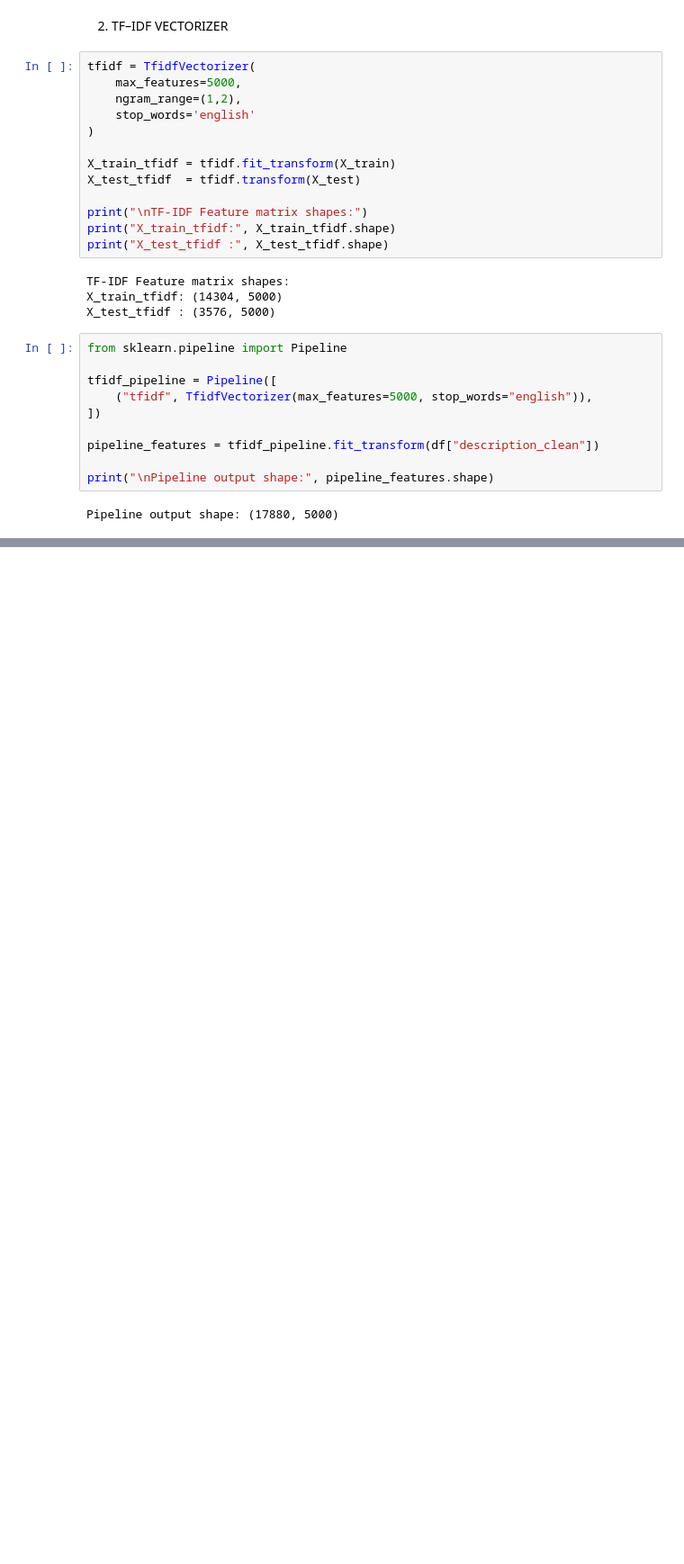
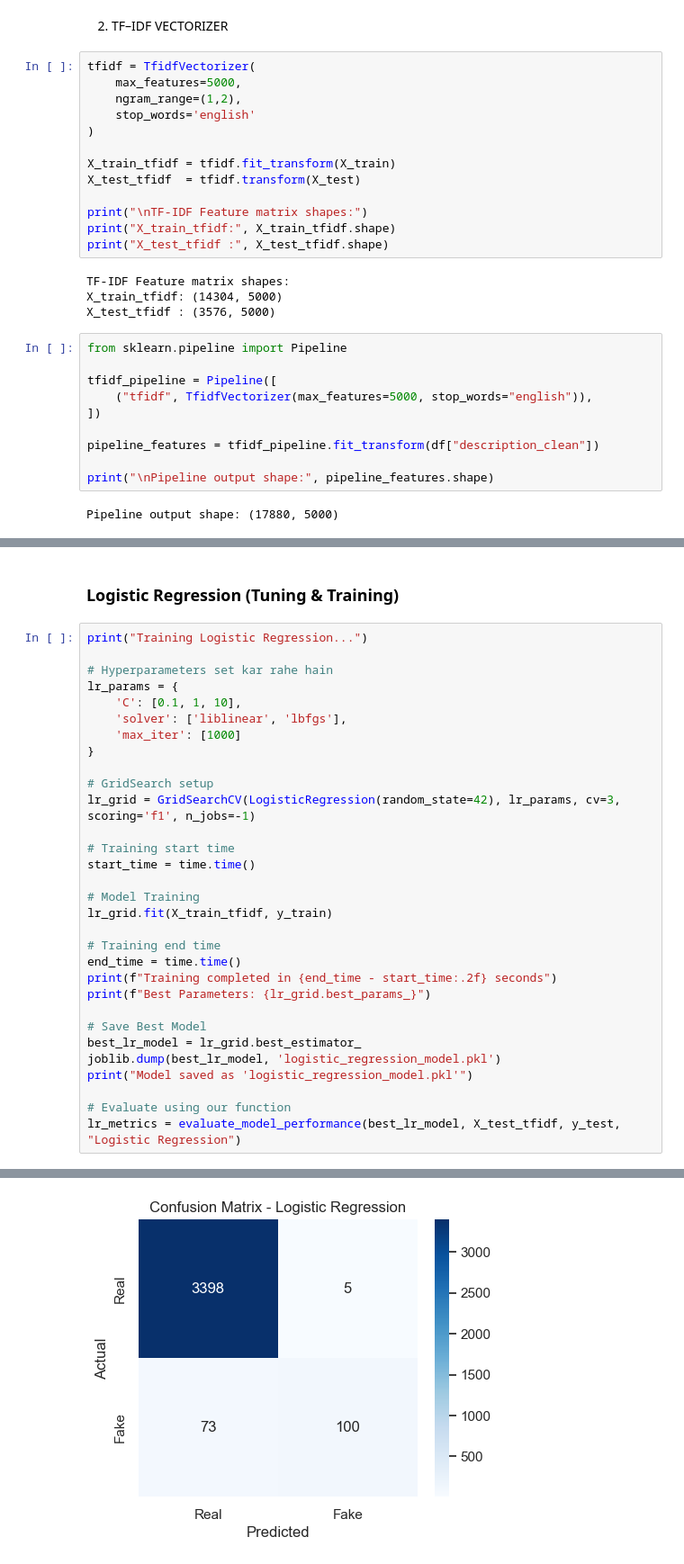
Before and after one commit to Palkinn/palkin_job_detection1, a Jupyter notebook: job_prediction.ipynb, the cells around one changed output, grey strips where cells are left out. Shown at 90% size. Drawn from its saved outputs; the diff is of its cells as text; blank space fills up the shorter version.

```diff
--- a/job_prediction.ipynb
+++ b/job_prediction.ipynb
@@ -397,0 +450,34 @@ Pipeline output shape: (17880, 5000)
+# %% [markdown]
+### Logistic Regression (Tuning & Training)
+# %%
+print("Training Logistic Regression...")
+
+# Hyperparameters set kar rahe hain
+lr_params = {
+    'C': [0.1, 1, 10],
+    'solver': ['liblinear', 'lbfgs'],
+    'max_iter': [1000]
+}
+
+# GridSearch setup
+lr_grid = GridSearchCV(LogisticRegression(random_state=42), lr_params, cv=3, scoring='f1', n_jobs=-1)
+
+# Training start time
+start_time = time.time()
+
+# Model Training
+lr_grid.fit(X_train_tfidf, y_train)
+
+# Training end time
+end_time = time.time()
+print(f"Training completed in {end_time - start_time:.2f} seconds")
+print(f"Best Parameters: {lr_grid.best_params_}")
+
+# Save Best Model
+best_lr_model = lr_grid.best_estimator_
+joblib.dump(best_lr_model, 'logistic_regression_model.pkl')
+print("Model saved as 'logistic_regression_model.pkl'")
+
+# Evaluate using our function
+lr_metrics = evaluate_model_performance(best_lr_model, X_test_tfidf, y_test, "Logistic Regression")
+# %% [output]
@@ -397,0 +501 @@ Pipeline output shape: (17880, 5000)
+[figure, added]
```
Also changed, not shown: parts of 20 cells of this notebook, 13 other files.
